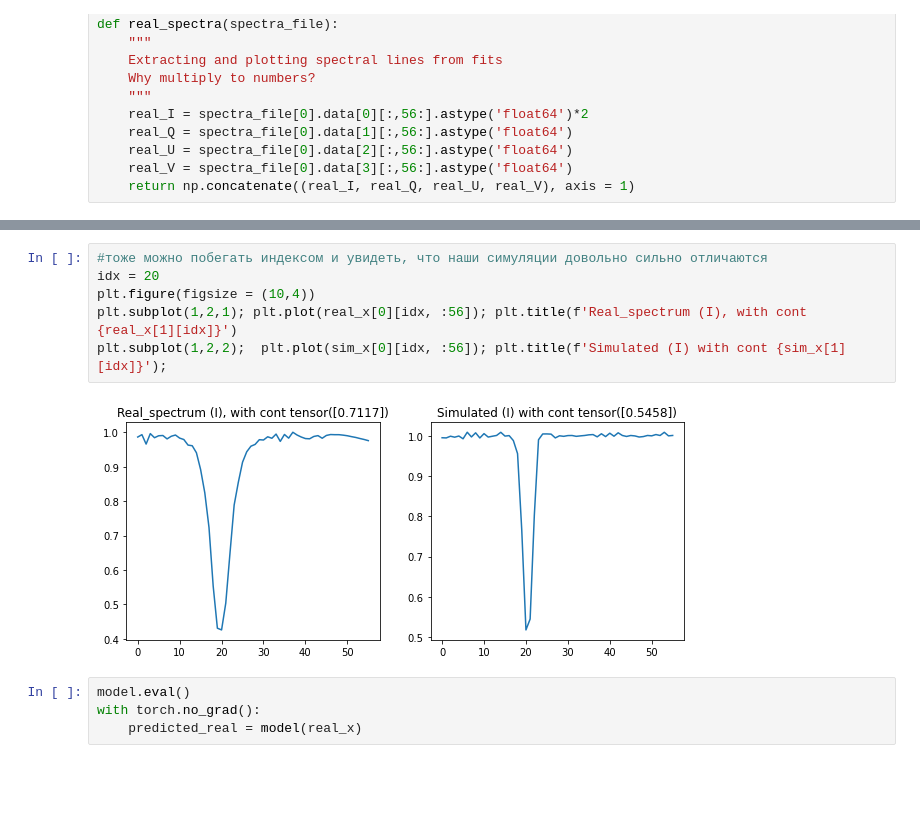
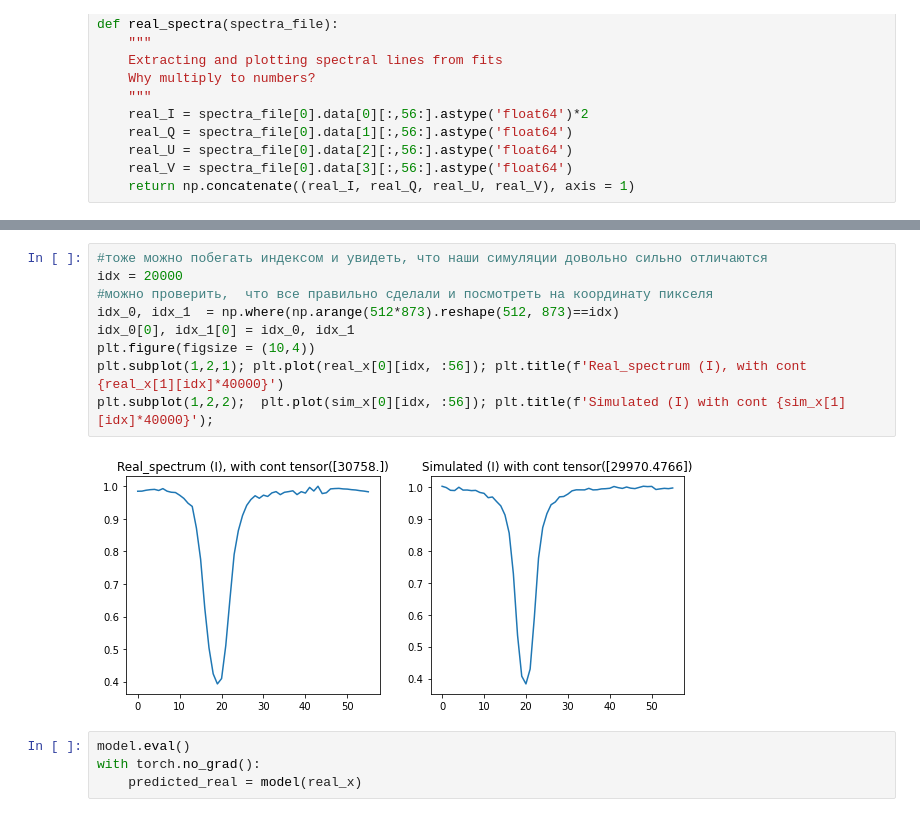
Before and after one commit to iknyazeva/InverseProblem, a Jupyter notebook: notebooks/model_mlp_common_train.ipynb, the cells around one changed output, grey strips where cells are left out. Saved outputs shown, nothing was run; the diff lists cells and outputs as text; blank space fills up the shorter version.

```diff
--- a/notebooks/model_mlp_common_train.ipynb
+++ b/notebooks/model_mlp_common_train.ipynb
@@ -361,11 +313,14 @@ Wall time: 9.41 s
 # %%
 #тоже можно побегать индексом и увидеть, что наши симуляции довольно сильно отличаются
-idx = 20
+idx = 20000
+#можно проверить,  что все правильно сделали и посмотреть на координату пикселя
+idx_0, idx_1  = np.where(np.arange(512*873).reshape(512, 873)==idx)
+idx_0[0], idx_1[0] = idx_0, idx_1
 plt.figure(figsize = (10,4))
-plt.subplot(1,2,1); plt.plot(real_x[0][idx, :56]); plt.title(f'Real_spectrum (I), with cont {real_x[1][idx]}')
-plt.subplot(1,2,2);  plt.plot(sim_x[0][idx, :56]); plt.title(f'Simulated (I) with cont {sim_x[1][idx]}');
+plt.subplot(1,2,1); plt.plot(real_x[0][idx, :56]); plt.title(f'Real_spectrum (I), with cont {real_x[1][idx]*40000}')
+plt.subplot(1,2,2);  plt.plot(sim_x[0][idx, :56]); plt.title(f'Simulated (I) with cont {sim_x[1][idx]*40000}');
 # %% [output]
-[figure, old version]
+[figure, new version]
 # %%
 model.eval()
 with torch.no_grad():
```
Also changed, not shown: parts of 13 cells of this notebook, 1 other file.
